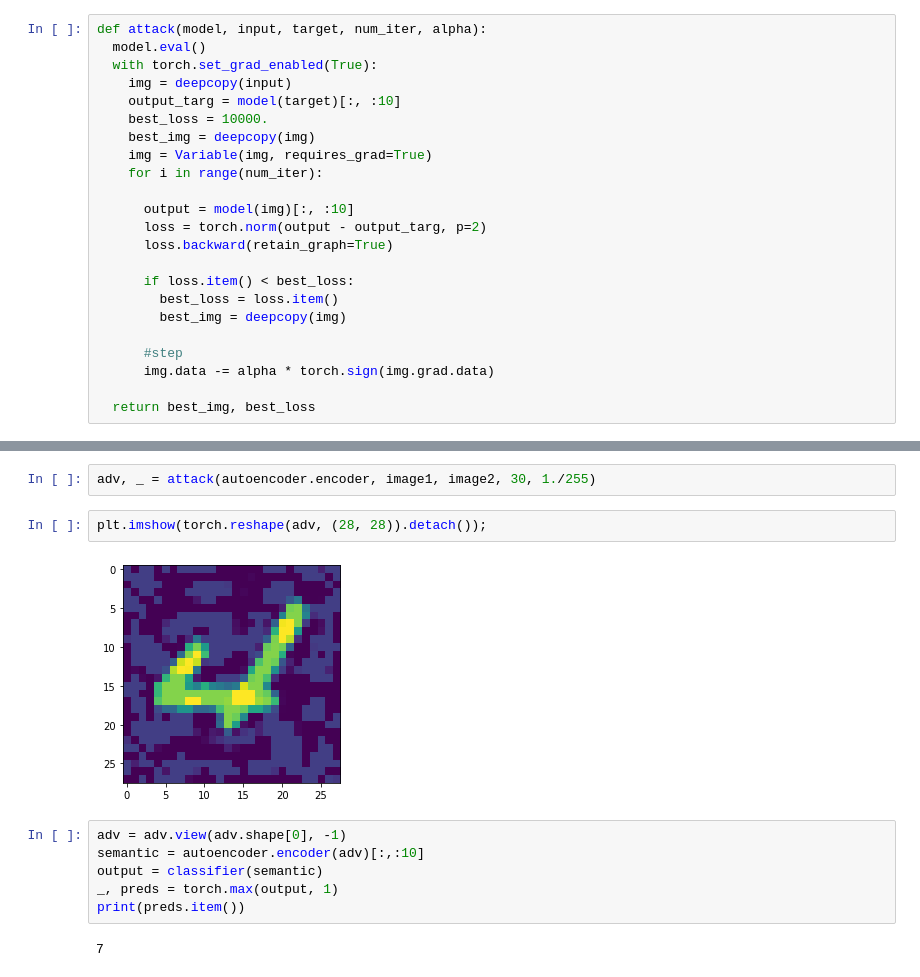
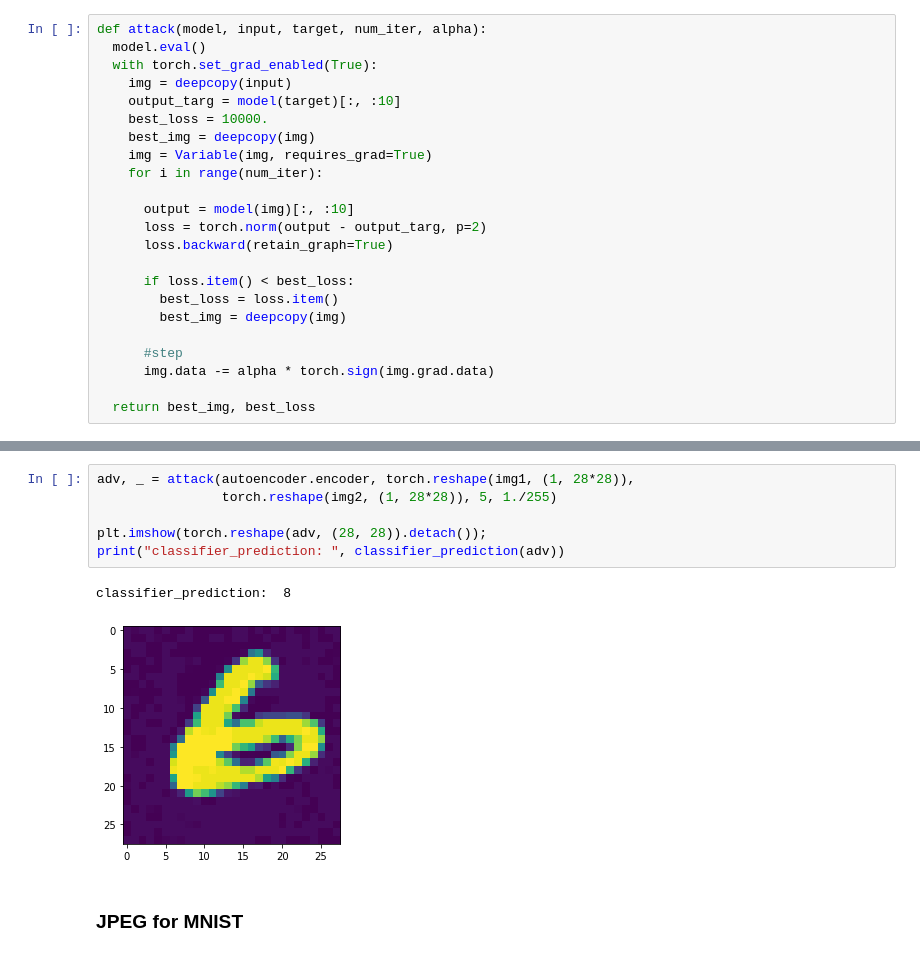
Before and after one commit to a-chubcheva/Excessive-invariance, a Jupyter notebook: autoencoder.ipynb, the cells around one changed output, grey strips where cells are left out. Saved outputs shown, nothing was run; the diff lists cells and outputs as text.

```diff
--- a/autoencoder.ipynb
+++ b/autoencoder.ipynb
@@ -243,14 +284,11 @@ print(preds.item())
-# %%
-adv, _ = attack(autoencoder.encoder, image1, image2, 30, 1./255)
-# %%
-plt.imshow(torch.reshape(adv, (28, 28)).detach());
-# %% [output]
-[figure, removed]
-# %%
-adv = adv.view(adv.shape[0], -1)
-semantic = autoencoder.encoder(adv)[:,:10]
-output = classifier(semantic)
-_, preds = torch.max(output, 1)
-print(preds.item())
-# %% [output]
-7
+# %%
+adv, _ = attack(autoencoder.encoder, torch.reshape(img1, (1, 28*28)),
+                torch.reshape(img2, (1, 28*28)), 5, 1./255)
+
+plt.imshow(torch.reshape(adv, (28, 28)).detach());
+print("classifier_prediction: ", classifier_prediction(adv))
+# %% [output]
+classifier_prediction:  8
+[figure, added]
+# %% [markdown]
+### JPEG for MNIST
```
Also changed, not shown: parts of 17 cells of this notebook.
